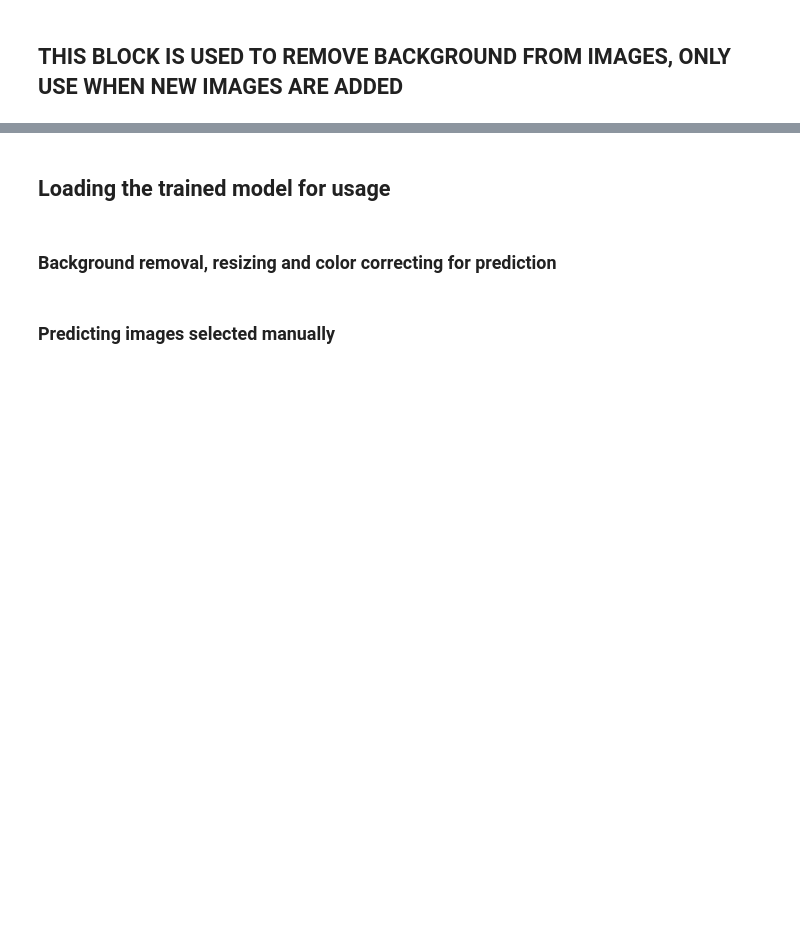
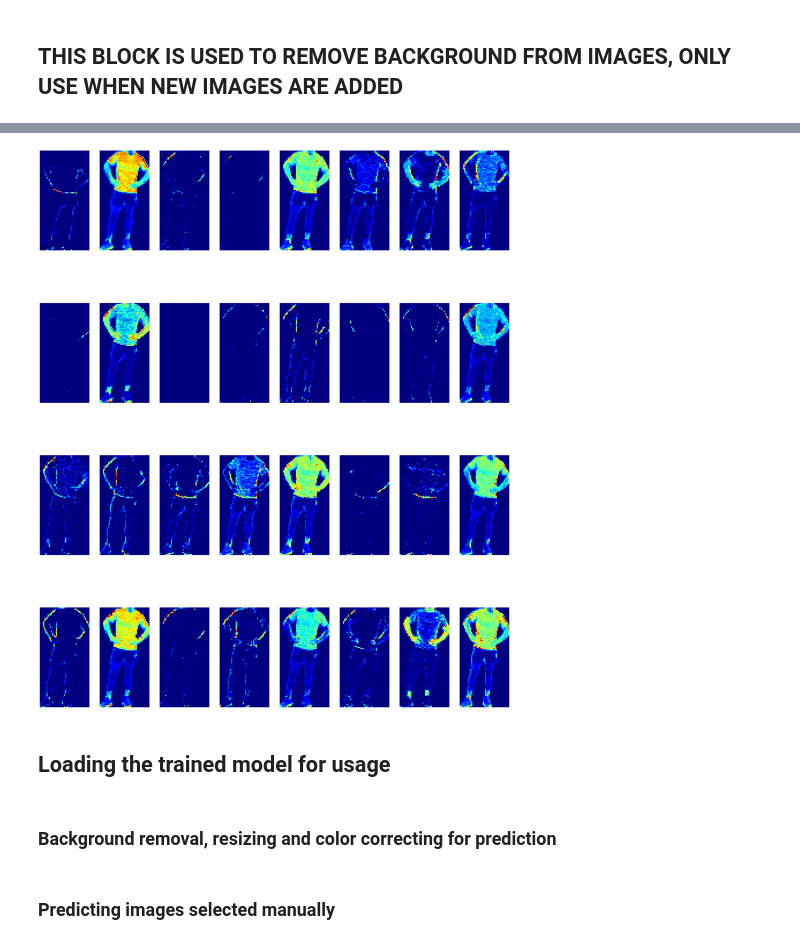
Before and after one commit to ch0ry/AI-Fashion-Discriminator, a Jupyter notebook: AI Fashion Discriminator.ipynb, the cells around one changed output, grey strips where cells are left out. Saved outputs shown, nothing was run; the diff lists cells and outputs as text; code cells hidden in the pictures; blank space fills up the shorter version.

```diff
--- a/AI Fashion Discriminator.ipynb
+++ b/AI Fashion Discriminator.ipynb
@@ -233,2 +263,5 @@ plt.legend(loc='lower right')
 # %% [markdown]
 <img src = "accuracy_graph.png" />
+# %%
+showActivations(4, models[0])
+# %% [output]
@@ -234,0 +270 @@ plt.legend(loc='lower right')
+[figure, added]
```
Also changed, not shown: parts of 26 cells of this notebook, 3 other files.
